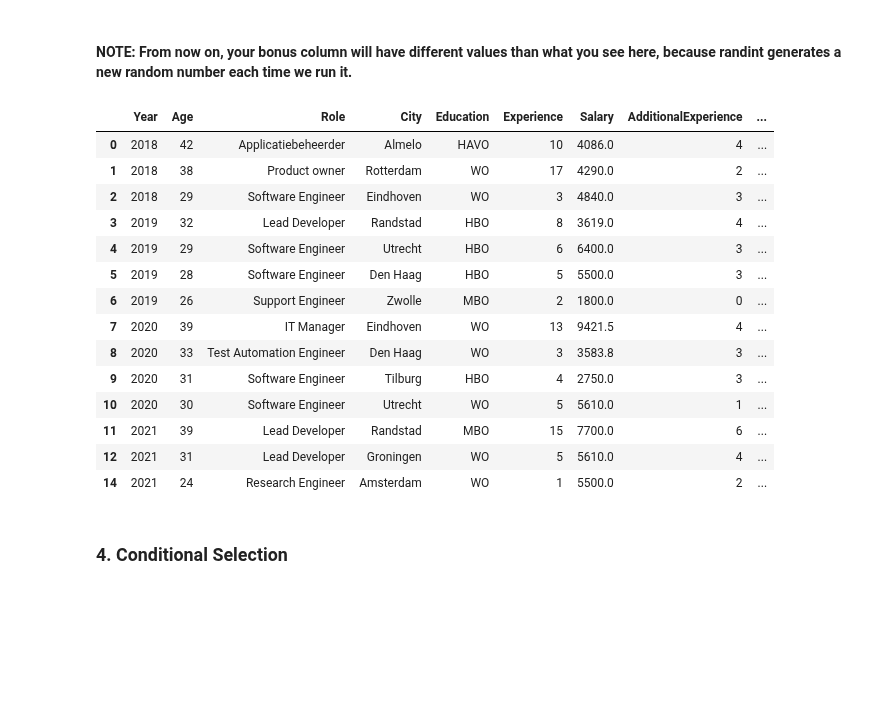
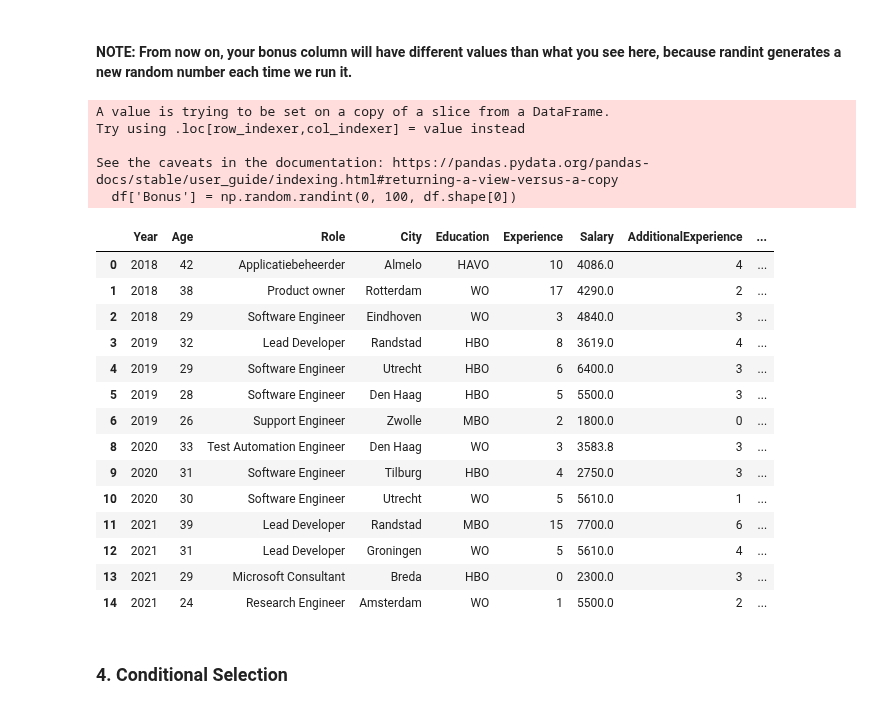
Before and after one commit to TJ-Abbing/Data-Science, a Jupyter notebook: OP-2/week-2/assignment/Assignment1.ipynb, the cells around one changed output. Drawn from its saved outputs; the diff is of its cells as text; code cells hidden in the pictures; blank space fills up the shorter version.

```diff
--- a/OP-2/week-2/assignment/Assignment1.ipynb
+++ b/OP-2/week-2/assignment/Assignment1.ipynb
@@ -105,7 +107,9 @@ df
 # %% [markdown]
 #### - Delete rows where 'Role' is 'IT Manager'
 # %%
-#TODO
+# Delete rows where 'Role' is 'IT Manager'.
+df = df[df['Role'] != 'IT Manager']
+df
 # %% [output]
 |  | Year | Age | Role | City | Education | Experience | Salary | AdditionalExperience | ... |
 | 0 | 2018 | 42 | Applicatiebeheerder | Almelo | HAVO | 10 | 4086.0 | 4 | ... |
@@ -131,5 +135,12 @@ Use these bins and labels for the categories.
 - salary_bins = [0, 3000, 5000, 8000]
 - salary_labels = ['Low', 'Medium', 'High']
 # %%
-#TODO
+"""
+Create a new column named 'SalaryCategory' with values 'Low', 'Medium', and 'High'
+based on salary ranges
+"""
+salary_bins = [0, 3000, 5000, 8000]
+salary_labels = ['Low', 'Medium', 'High']
+df['SalaryCategory'] = pd.cut(df['Salary'], bins=salary_bins, labels=salary_labels)
+df
 # %% [output]
@@ -157,22 +173,29 @@ For this question, you will need to do a self-study of the randint function from
 # %% [markdown]
 #### NOTE: From now on, your bonus column will have different values than what you see here, because randint generates a new random number each time we run it.
 # %%
-#TODO
+# Add a new column named 'Bonus' and use NumPy randint to fill it with random integer values.
+df['Bonus'] = np.random.randint(0, 100, df.shape[0])
+df
 # %% [output]
+A value is trying to be set on a copy of a slice from a DataFrame.
+Try using .loc[row_indexer,col_indexer] = value instead
+
+See the caveats in the documentation: https://pandas.pydata.org/pandas-docs/stable/user_guide/indexing.html#returning-a-view-versus-a-copy
+  df['Bonus'] = np.random.randint(0, 100, df.shape[0])
 |  | Year | Age | Role | City | Education | Experience | Salary | AdditionalExperience | ... |
 | 0 | 2018 | 42 | Applicatiebeheerder | Almelo | HAVO | 10 | 4086.0 | 4 | ... |
 | 1 | 2018 | 38 | Product owner | Rotterdam | WO | 17 | 4290.0 | 2 | ... |
 | 2 | 2018 | 29 | Software Engineer | Eindhoven | WO | 3 | 4840.0 | 3 | ... |
 | 3 | 2019 | 32 | Lead Developer | Randstad | HBO | 8 | 3619.0 | 4 | ... |
 | 4 | 2019 | 29 | Software Engineer | Utrecht | HBO | 6 | 6400.0 | 3 | ... |
 | 5 | 2019 | 28 | Software Engineer | Den Haag | HBO | 5 | 5500.0 | 3 | ... |
 | 6 | 2019 | 26 | Support Engineer | Zwolle | MBO | 2 | 1800.0 | 0 | ... |
-| 7 | 2020 | 39 | IT Manager | Eindhoven | WO | 13 | 9421.5 | 4 | ... |
 | 8 | 2020 | 33 | Test Automation Engineer | Den Haag | WO | 3 | 3583.8 | 3 | ... |
 | 9 | 2020 | 31 | Software Engineer | Tilburg | HBO | 4 | 2750.0 | 3 | ... |
 | 10 | 2020 | 30 | Software Engineer | Utrecht | WO | 5 | 5610.0 | 1 | ... |
 | 11 | 2021 | 39 | Lead Developer | Randstad | MBO | 15 | 7700.0 | 6 | ... |
 | 12 | 2021 | 31 | Lead Developer | Groningen | WO | 5 | 5610.0 | 4 | ... |
+| 13 | 2021 | 29 | Microsoft Consultant | Breda | HBO | 0 | 2300.0 | 3 | ... |
 | 14 | 2021 | 24 | Research Engineer | Amsterdam | WO | 1 | 5500.0 | 2 | ... |
 # %% [markdown]
 ### 4. Conditional Selection
```
Also changed, not shown: parts of 8 cells of this notebook, 1 other file.
